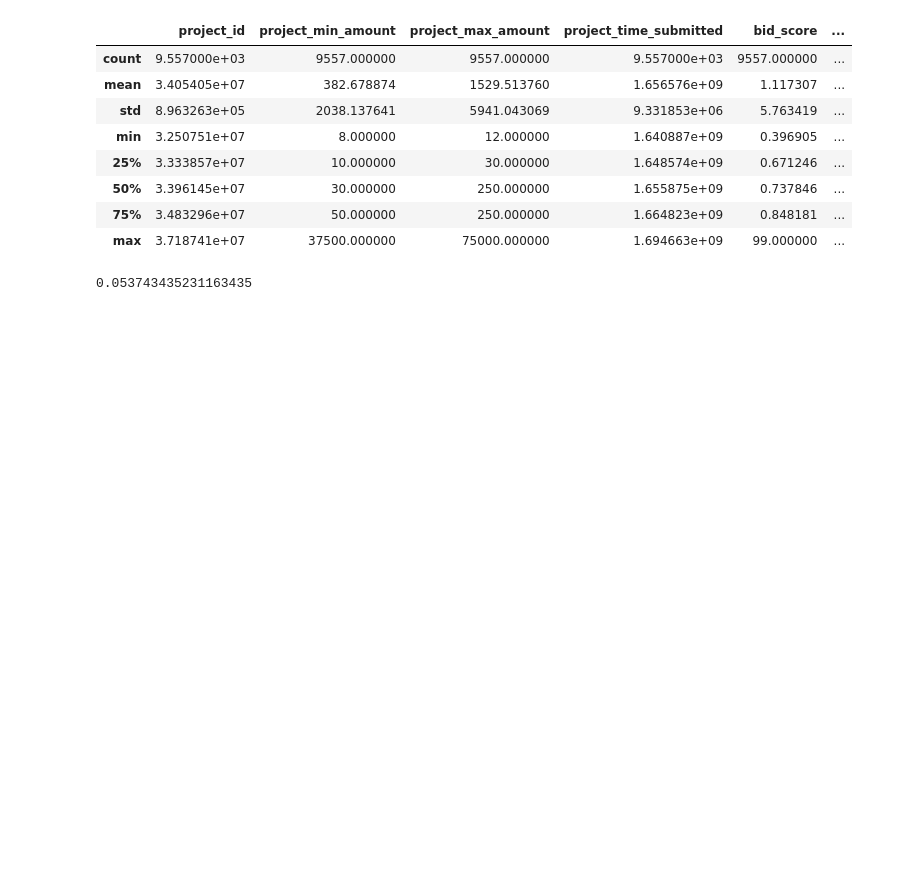
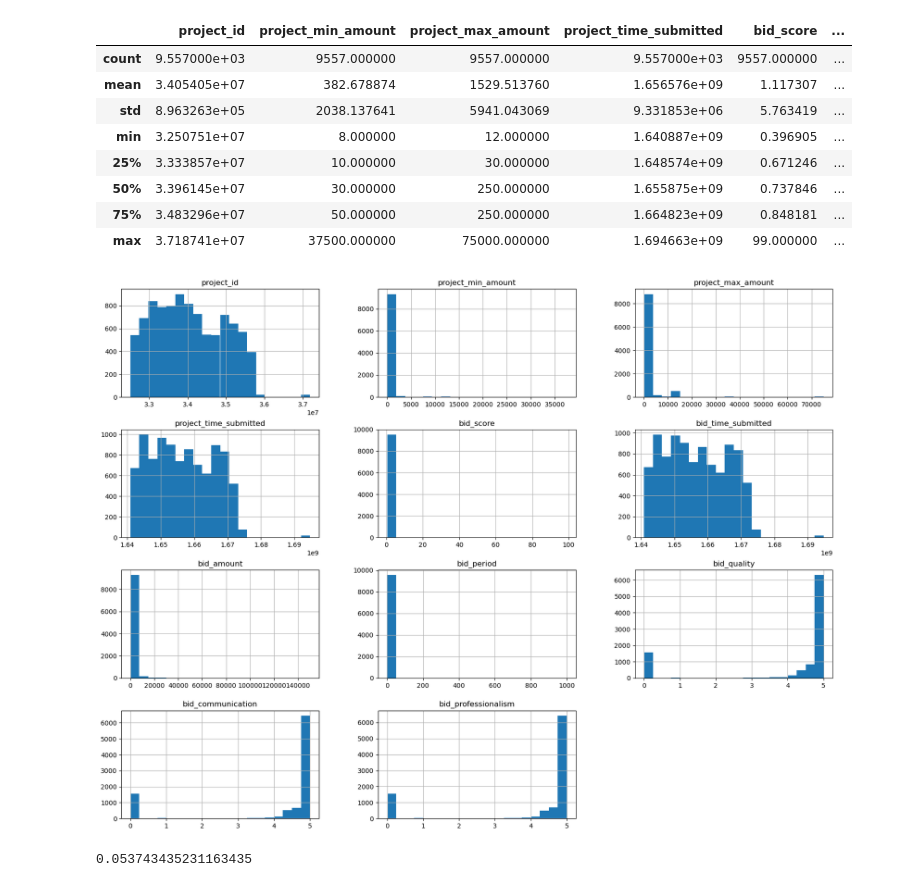
Before and after one commit to hanzo-hasashi-x/proposals-analyze, a Jupyter notebook: main.ipynb, the cells around one changed output. Cells and saved outputs as stored; diff of their text form; code cells hidden in the pictures; blank space fills up the shorter version.

```diff
--- a/main.ipynb
+++ b/main.ipynb
@@ -56,6 +73,13 @@ data.describe()
 | 50% | 3.396145e+07 | 30.000000 | 250.000000 | 1.655875e+09 | 0.737846 | ... |
 | 75% | 3.483296e+07 | 50.000000 | 250.000000 | 1.664823e+09 | 0.848181 | ... |
 | max | 3.718741e+07 | 37500.000000 | 75000.000000 | 1.694663e+09 | 99.000000 | ... |
+# %%
+import matplotlib.pyplot as plt
+
+data.hist(bins=20, figsize=(20,15))
+plt.show()
+# %% [output]
+[figure, added]
 # %%
 sum(abs(data['bid_quality'] - data['bid_communication'])) / len(data)
 # %% [output]
```
Also changed, not shown: parts of 69 cells of this notebook.
